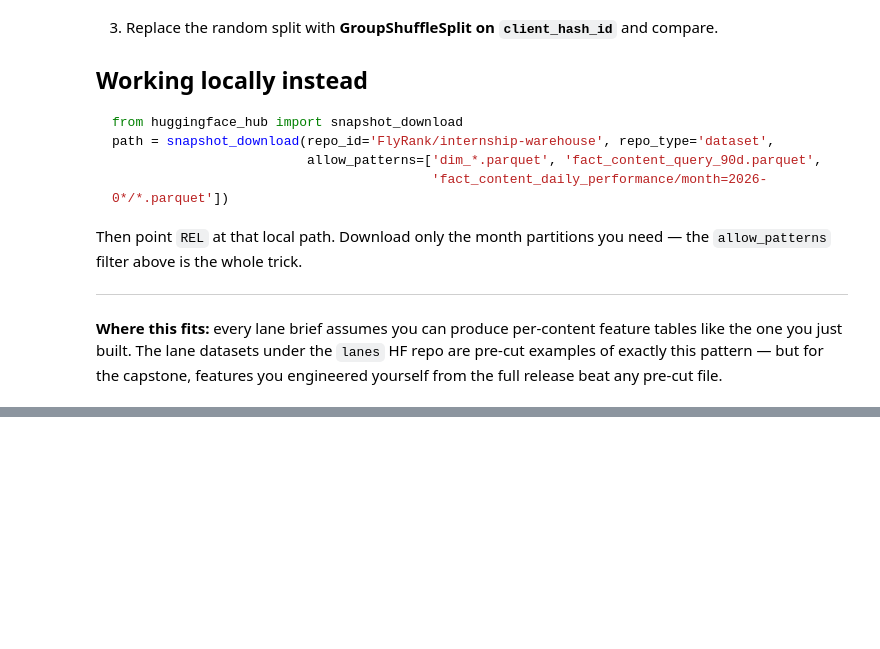
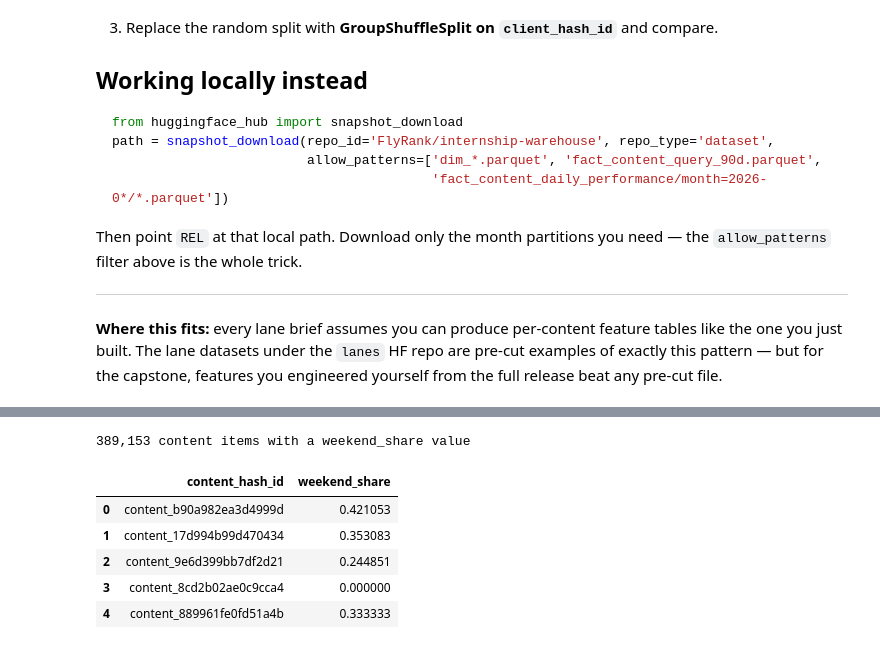
Before and after one commit to faizanahmed-ai/flyrank-ml-internship, a Jupyter notebook: notebooks/03_working_with_the_full_release.ipynb, the cells around one changed output, grey strips where cells are left out. Drawn from its saved outputs; the diff is of its cells as text; code cells hidden in the pictures; blank space fills up the shorter version.

```diff
--- a/notebooks/03_working_with_the_full_release.ipynb
+++ b/notebooks/03_working_with_the_full_release.ipynb
@@ -248,0 +340,23 @@ release beat any pre-cut file.
+# %%
+weekend = con.sql(f"""
+    WITH bounds AS (
+        SELECT MAX(report_date) AS end_d FROM {TABLES['fact_daily']}
+    )
+    SELECT f.content_hash_id,
+           SUM(CASE WHEN DAYOFWEEK(f.report_date) IN (0, 6) THEN f.gsc_impressions ELSE 0 END)
+               / NULLIF(SUM(f.gsc_impressions), 0) AS weekend_share
+    FROM {TABLES['fact_daily']} f, bounds b
+    WHERE f.report_date <= b.end_d - INTERVAL 30 DAY
+      AND f.report_date >  b.end_d - INTERVAL 60 DAY
+    GROUP BY 1
+""").df()
+print(f'{len(weekend):,} content items with a weekend_share value')
+weekend.head()
+# %% [output]
+389,153 content items with a weekend_share value
+|  | content_hash_id | weekend_share |
+| 0 | content_b90a982ea3d4999d | 0.421053 |
+| 1 | content_17d994b99d470434 | 0.353083 |
+| 2 | content_9e6d399bb7df2d21 | 0.244851 |
+| 3 | content_8cd2b02ae0c9cca4 | 0.000000 |
+| 4 | content_889961fe0fd51a4b | 0.333333 |
```
Also changed, not shown: parts of 14 cells of this notebook.
